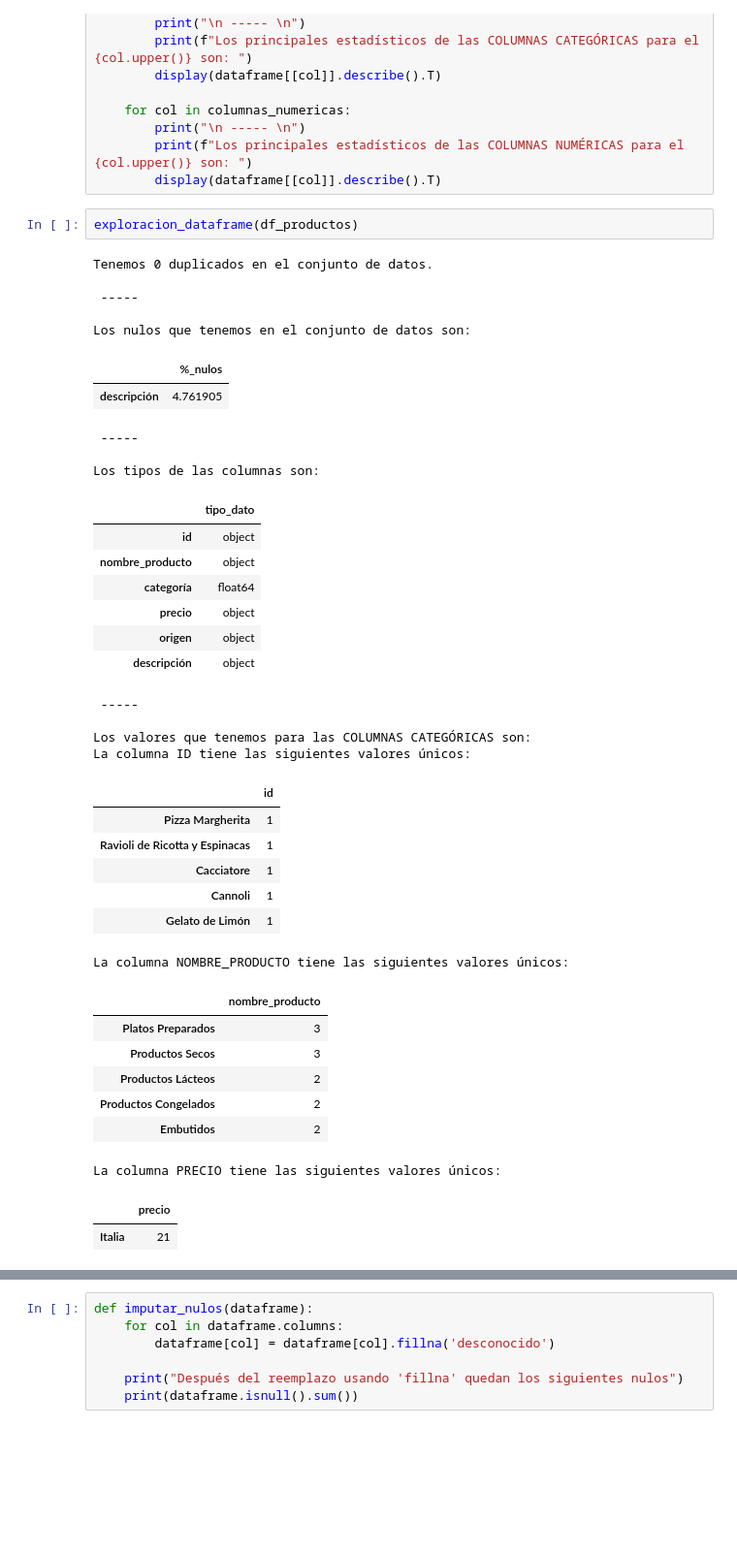
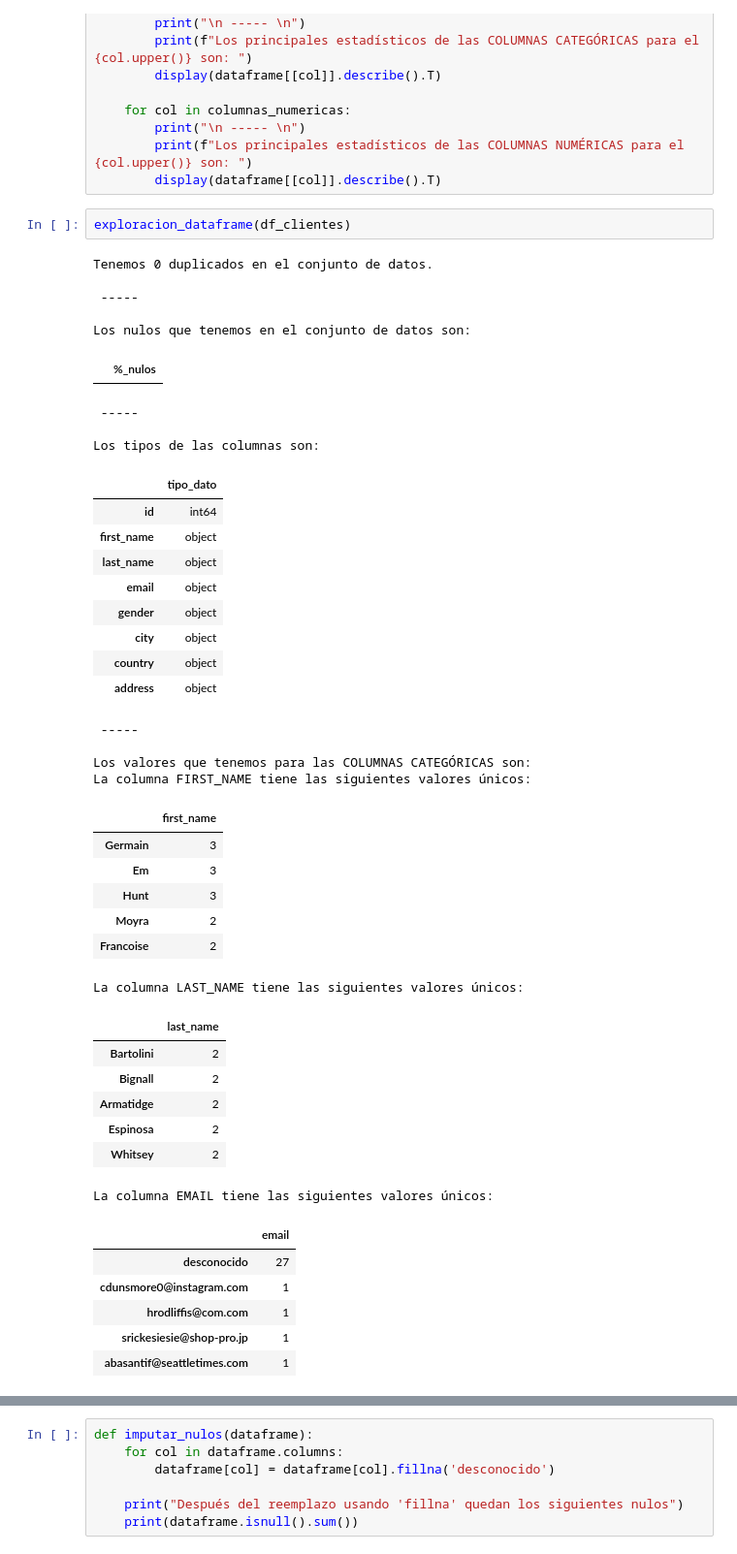
Before and after one commit to lmoraromero/promoG-modulo3-sprint2-pairprogramming-FEDRA-LAURAM, a Jupyter notebook: pair_ETL.ipynb, the cells around one changed output, grey strips where cells are left out. Shown: that part at 97% size. Saved outputs shown, nothing was run; the diff lists cells and outputs as text; blank space fills up the shorter version.

```diff
--- a/pair_ETL.ipynb
+++ b/pair_ETL.ipynb
@@ -159,42 +159,47 @@ def exploracion_dataframe(dataframe):
         print(f"Los principales estadísticos de las COLUMNAS NUMÉRICAS para el {col.upper()} son: ")
         display(dataframe[[col]].describe().T)
 # %%
-exploracion_dataframe(df_productos)
+exploracion_dataframe(df_clientes)
 # %% [output]
 Tenemos 0 duplicados en el conjunto de datos.
 
  -----
 
 Los nulos que tenemos en el conjunto de datos son:
 |  | %_nulos |
-| descripción | 4.761905 |
  -----
 
 Los tipos de las columnas son:
 |  | tipo_dato |
-| id | object |
-| nombre_producto | object |
-| categoría | float64 |
-| precio | object |
-| origen | object |
-| descripción | object |
+| id | int64 |
+| first_name | object |
+| last_name | object |
+| email | object |
+| gender | object |
+| city | object |
+| country | object |
+| address | object |
  -----
 
 Los valores que tenemos para las COLUMNAS CATEGÓRICAS son:
-La columna ID tiene las siguientes valores únicos:
+La columna FIRST_NAME tiene las siguientes valores únicos:
-|  | id |
-| Pizza Margherita | 1 |
-| Ravioli de Ricotta y Espinacas | 1 |
-| Cacciatore | 1 |
-| Cannoli | 1 |
-| Gelato de Limón | 1 |
+|  | first_name |
+| Germain | 3 |
+| Em | 3 |
+| Hunt | 3 |
+| Moyra | 2 |
+| Francoise | 2 |
-La columna NOMBRE_PRODUCTO tiene las siguientes valores únicos:
+La columna LAST_NAME tiene las siguientes valores únicos:
-|  | nombre_producto |
-| Platos Preparados | 3 |
-| Productos Secos | 3 |
-| Productos Lácteos | 2 |
-| Productos Congelados | 2 |
-| Embutidos | 2 |
+|  | last_name |
+| Bartolini | 2 |
+| Bignall | 2 |
+| Armatidge | 2 |
+| Espinosa | 2 |
+| Whitsey | 2 |
-La columna PRECIO tiene las siguientes valores únicos:
+La columna EMAIL tiene las siguientes valores únicos:
-|  | precio |
-| Italia | 21 |
+|  | email |
+| desconocido | 27 |
+| cdunsmore0@instagram.com | 1 |
+| hrodliffis@com.com | 1 |
+| srickesiesie@shop-pro.jp | 1 |
+| abasantif@seattletimes.com | 1 |
```
Also changed, not shown: parts of 12 cells of this notebook, 3 other files.
